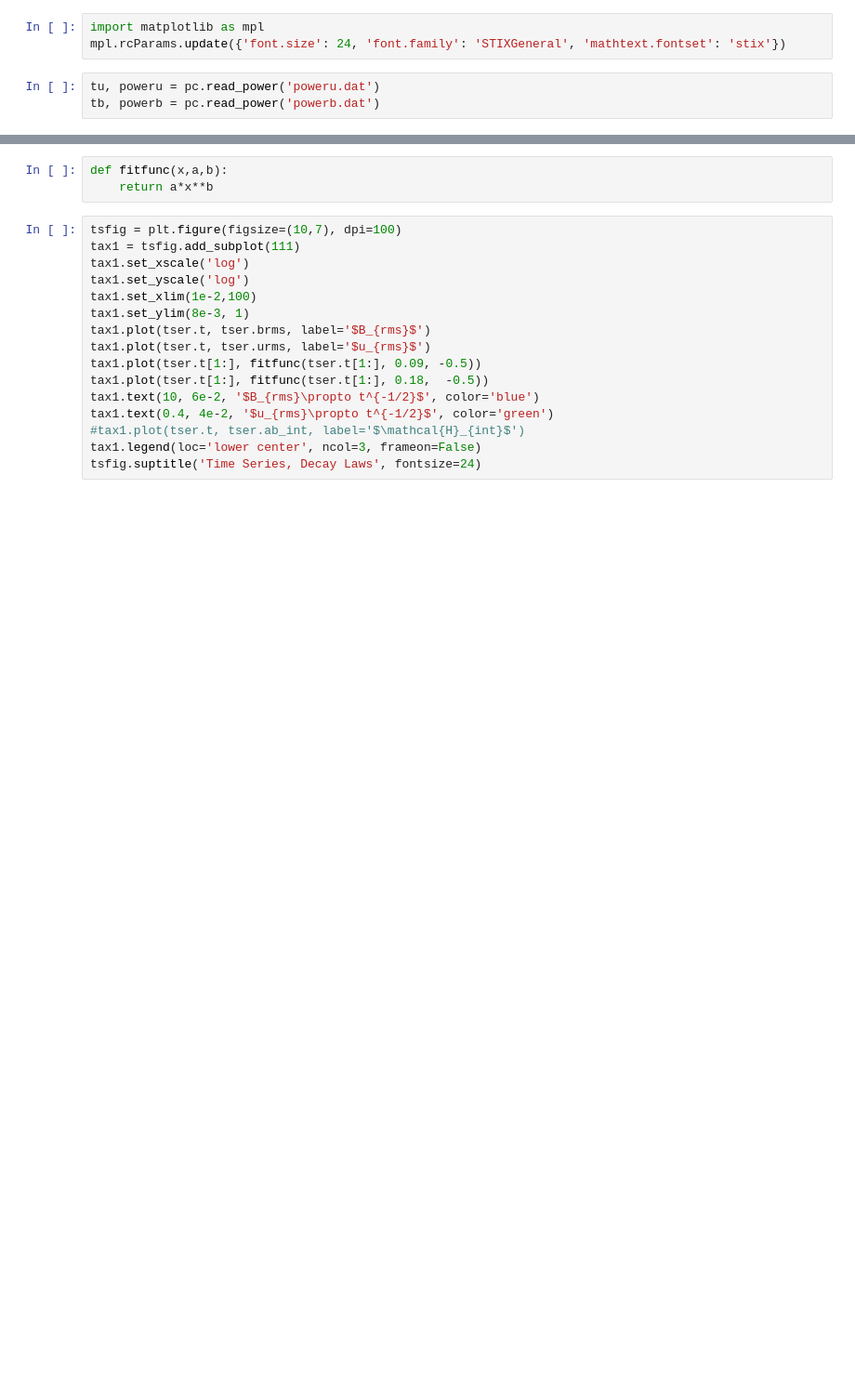
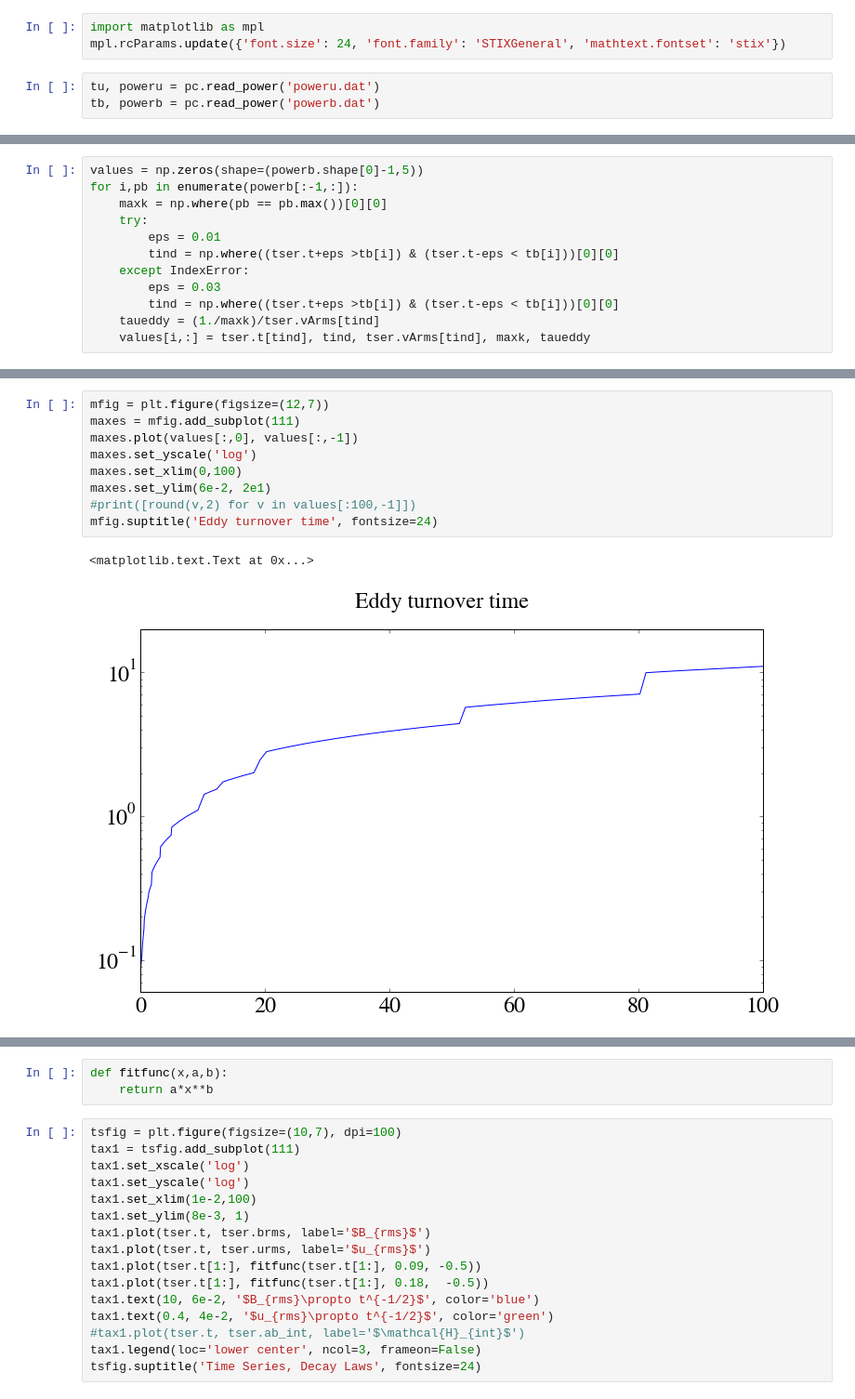
Before and after one commit to belfhi/Hamburg-Project, a Jupyter notebook: Equipartiion Initial Conditions.ipynb, the cells around one changed output, grey strips where cells are left out. Shown at 93% size. Drawn from its saved outputs; the diff is of its cells as text; blank space fills up the shorter version.

Commit message:
Added tau eddy plot

```diff
--- a/Equipartiion Initial Conditions.ipynb
+++ b/Equipartiion Initial Conditions.ipynb
@@ -84,0 +80,12 @@ Read 1859 lines.
+# %%
+values = np.zeros(shape=(powerb.shape[0]-1,5))
+for i,pb in enumerate(powerb[:-1,:]):
+    maxk = np.where(pb == pb.max())[0][0]
+    try:
+        eps = 0.01
+        tind = np.where((tser.t+eps >tb[i]) & (tser.t-eps < tb[i]))[0][0]
+    except IndexError:
+        eps = 0.03
+        tind = np.where((tser.t+eps >tb[i]) & (tser.t-eps < tb[i]))[0][0]
+    taueddy = (1./maxk)/tser.vArms[tind]
+    values[i,:] = tser.t[tind], tind, tser.vArms[tind], maxk, taueddy
@@ -84,0 +102,12 @@ Read 1859 lines.
+# %%
+mfig = plt.figure(figsize=(12,7))
+maxes = mfig.add_subplot(111)
+maxes.plot(values[:,0], values[:,-1])
+maxes.set_yscale('log')
+maxes.set_xlim(0,100)
+maxes.set_ylim(6e-2, 2e1)
+#print([round(v,2) for v in values[:100,-1]])
+mfig.suptitle('Eddy turnover time', fontsize=24)
+# %% [output]
+<matplotlib.text.Text at 0x...>
+[figure, added]
```
Also changed, not shown: parts of 9 cells of this notebook.
